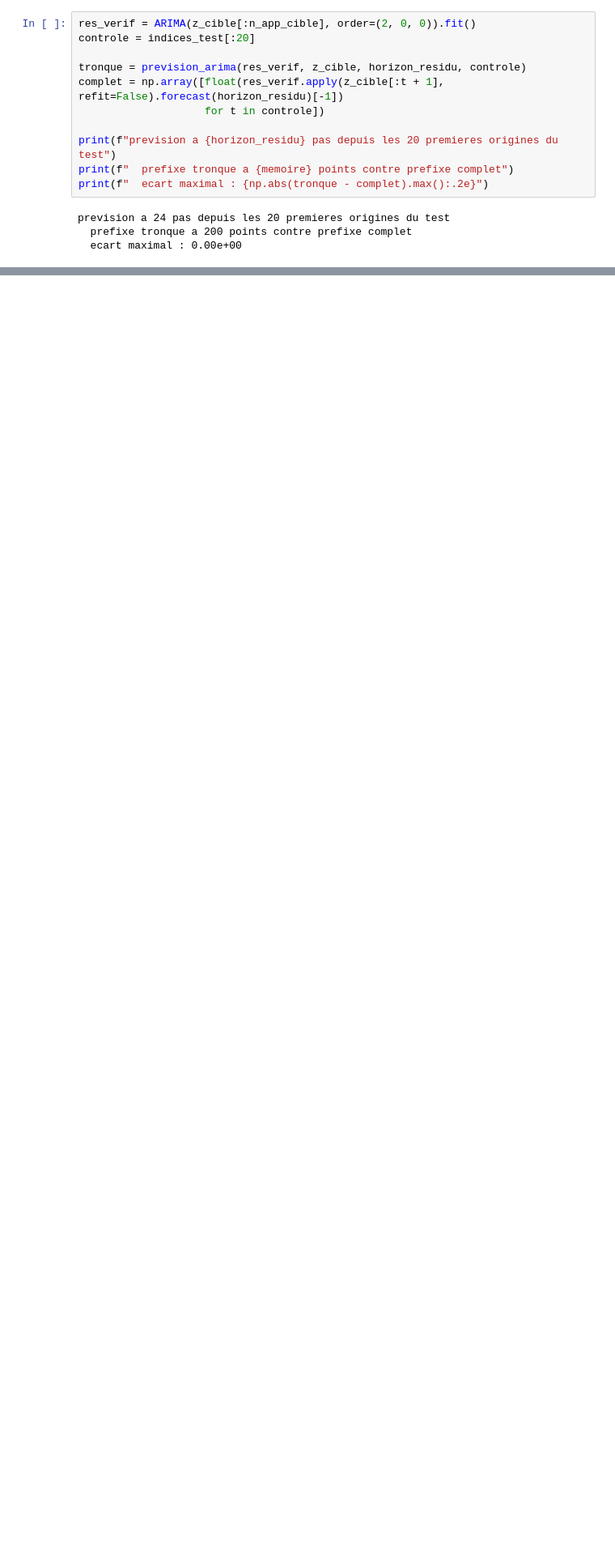
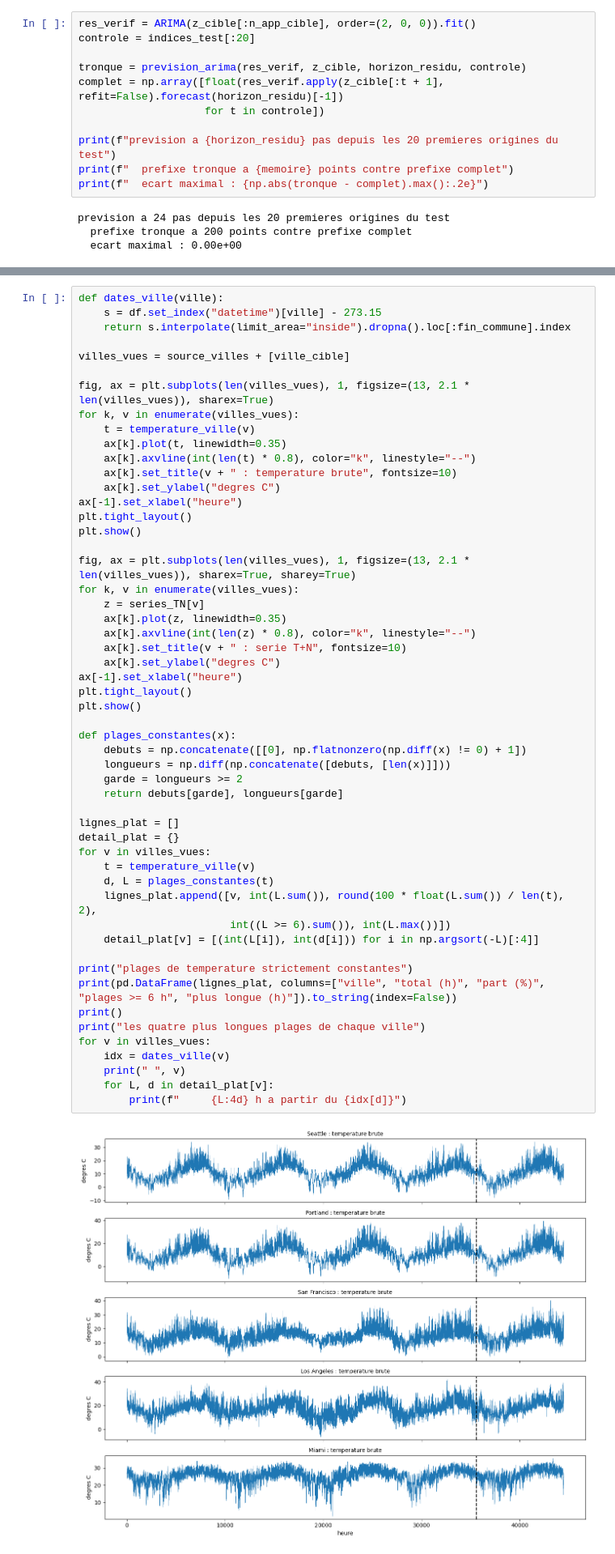
Before and after one commit to ArnaudG16/domain-adaptation-time-series, a Jupyter notebook: notebooks/meteo/prevision_meteo.ipynb, the cells around one changed output, grey strips where cells are left out. Shown at 81% size. Drawn from its saved outputs; the diff is of its cells as text; blank space fills up the shorter version.

```diff
--- a/notebooks/meteo/prevision_meteo.ipynb
+++ b/notebooks/meteo/prevision_meteo.ipynb
@@ -853,0 +856,55 @@ prevision a 24 pas depuis les 20 premieres origines du test
+# %%
+def dates_ville(ville):
+    s = df.set_index("datetime")[ville] - 273.15
+    return s.interpolate(limit_area="inside").dropna().loc[:fin_commune].index
+
+villes_vues = source_villes + [ville_cible]
+
+fig, ax = plt.subplots(len(villes_vues), 1, figsize=(13, 2.1 * len(villes_vues)), sharex=True)
+for k, v in enumerate(villes_vues):
+    t = temperature_ville(v)
+    ax[k].plot(t, linewidth=0.35)
+    ax[k].axvline(int(len(t) * 0.8), color="k", linestyle="--")
+    ax[k].set_title(v + " : temperature brute", fontsize=10)
+    ax[k].set_ylabel("degres C")
+ax[-1].set_xlabel("heure")
+plt.tight_layout()
+plt.show()
+
+fig, ax = plt.subplots(len(villes_vues), 1, figsize=(13, 2.1 * len(villes_vues)), sharex=True, sharey=True)
+for k, v in enumerate(villes_vues):
+    z = series_TN[v]
+    ax[k].plot(z, linewidth=0.35)
+    ax[k].axvline(int(len(z) * 0.8), color="k", linestyle="--")
+    ax[k].set_title(v + " : serie T+N", fontsize=10)
+    ax[k].set_ylabel("degres C")
+ax[-1].set_xlabel("heure")
+plt.tight_layout()
+plt.show()
+
+def plages_constantes(x):
+    debuts = np.concatenate([[0], np.flatnonzero(np.diff(x) != 0) + 1])
+    longueurs = np.diff(np.concatenate([debuts, [len(x)]]))
+    garde = longueurs >= 2
+    return debuts[garde], longueurs[garde]
+
+lignes_plat = []
+detail_plat = {}
+for v in villes_vues:
+    t = temperature_ville(v)
+    d, L = plages_constantes(t)
+    lignes_plat.append([v, int(L.sum()), round(100 * float(L.sum()) / len(t), 2),
+                        int((L >= 6).sum()), int(L.max())])
+    detail_plat[v] = [(int(L[i]), int(d[i])) for i in np.argsort(-L)[:4]]
+
+print("plages de temperature strictement constantes")
+print(pd.DataFrame(lignes_plat, columns=["ville", "total (h)", "part (%)", "plages >= 6 h", "plus longue (h)"]).to_string(index=False))
+print()
+print("les quatre plus longues plages de chaque ville")
+for v in villes_vues:
+    idx = dates_ville(v)
+    print(" ", v)
+    for L, d in detail_plat[v]:
+        print(f"     {L:4d} h a partir du {idx[d]}")
+# %% [output]
+[figure, added]
```
Also changed, not shown: parts of 6 cells of this notebook.
